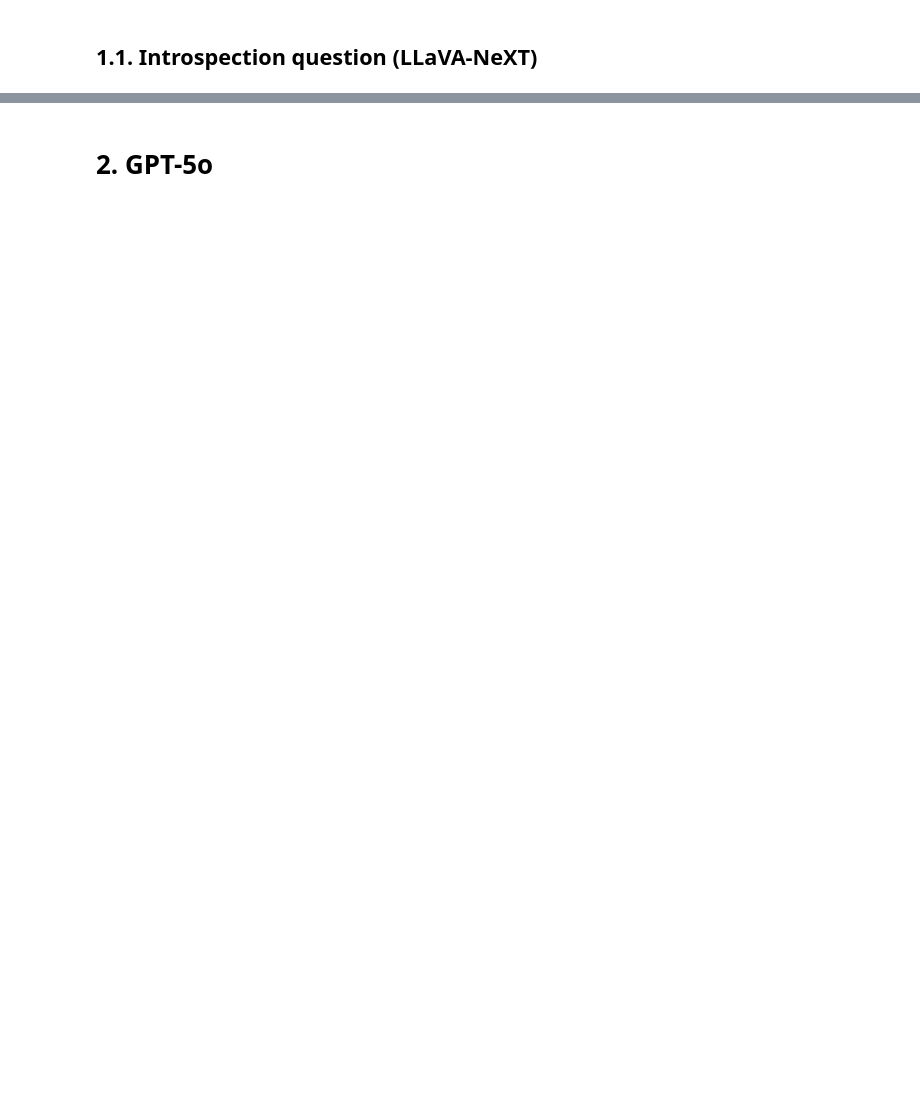
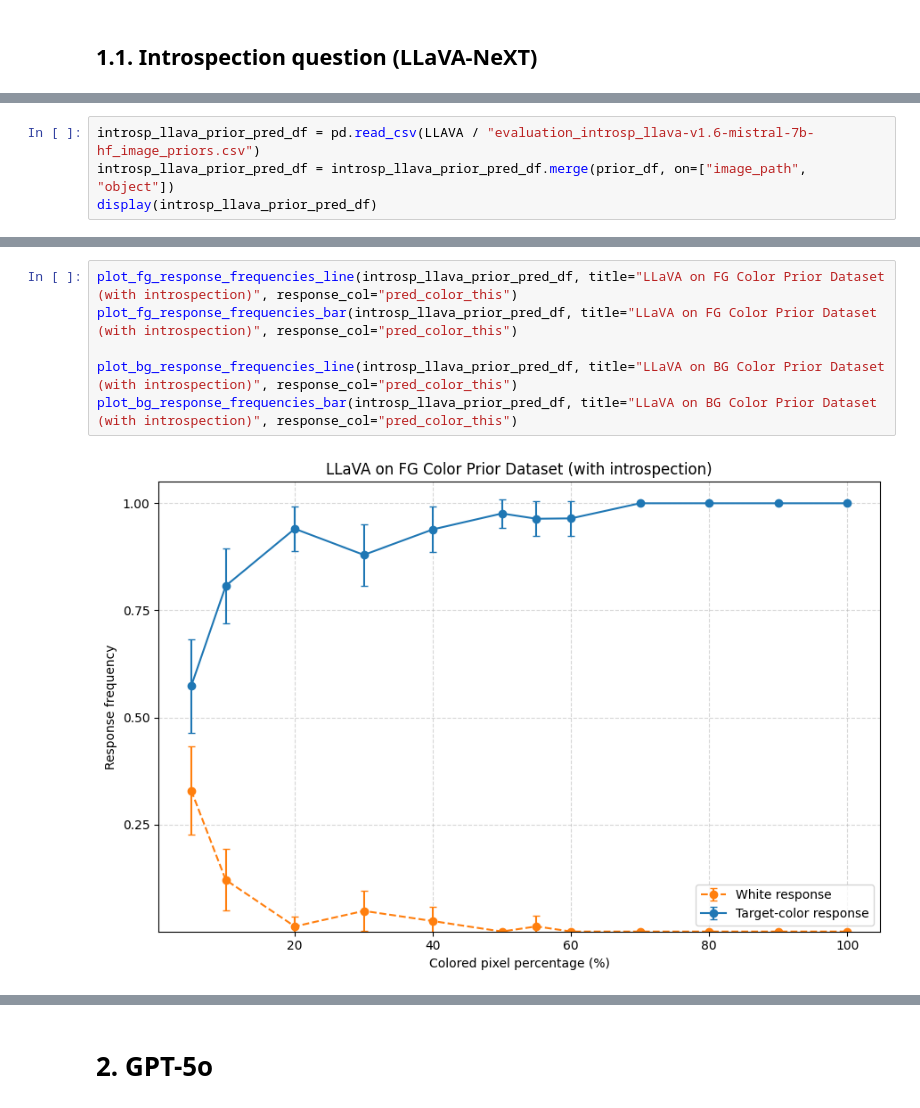
Before and after one commit to jonnemi/color-concept-entanglement, a Jupyter notebook: model_evaluation/VLM_evaluations.ipynb, the cells around one changed output, grey strips where cells are left out. Saved outputs shown, nothing was run; the diff lists cells and outputs as text; blank space fills up the shorter version.

```diff
--- a/model_evaluation/VLM_evaluations.ipynb
+++ b/model_evaluation/VLM_evaluations.ipynb
@@ -367,0 +320,4 @@ plt.show()
+# %%
+introsp_llava_prior_pred_df = pd.read_csv(LLAVA / "evaluation_introsp_llava-v1.6-mistral-7b-hf_image_priors.csv")
+introsp_llava_prior_pred_df = introsp_llava_prior_pred_df.merge(prior_df, on=["image_path", "object"])
+display(introsp_llava_prior_pred_df)
@@ -367,0 +338,8 @@ plt.show()
+# %%
+plot_fg_response_frequencies_line(introsp_llava_prior_pred_df, title="LLaVA on FG Color Prior Dataset (with introspection)", response_col="pred_color_this")
+plot_fg_response_frequencies_bar(introsp_llava_prior_pred_df, title="LLaVA on FG Color Prior Dataset (with introspection)", response_col="pred_color_this")
+
+plot_bg_response_frequencies_line(introsp_llava_prior_pred_df, title="LLaVA on BG Color Prior Dataset (with introspection)", response_col="pred_color_this")
+plot_bg_response_frequencies_bar(introsp_llava_prior_pred_df, title="LLaVA on BG Color Prior Dataset (with introspection)", response_col="pred_color_this")
+# %% [output]
+[figure, added]
```
Also changed, not shown: parts of 42 cells of this notebook, 2 other files.
